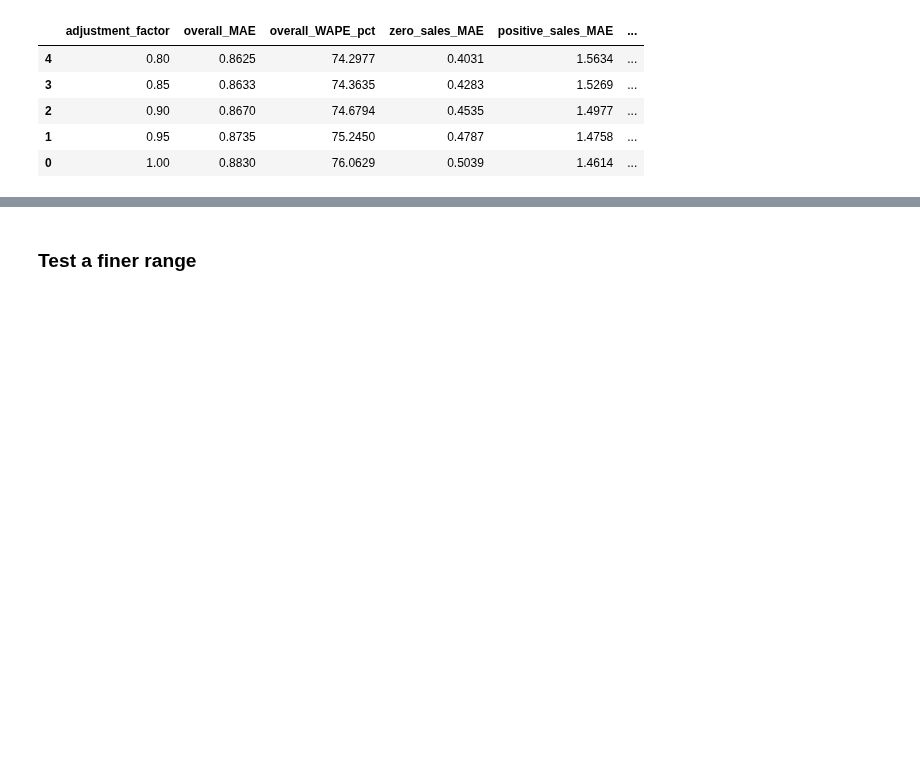
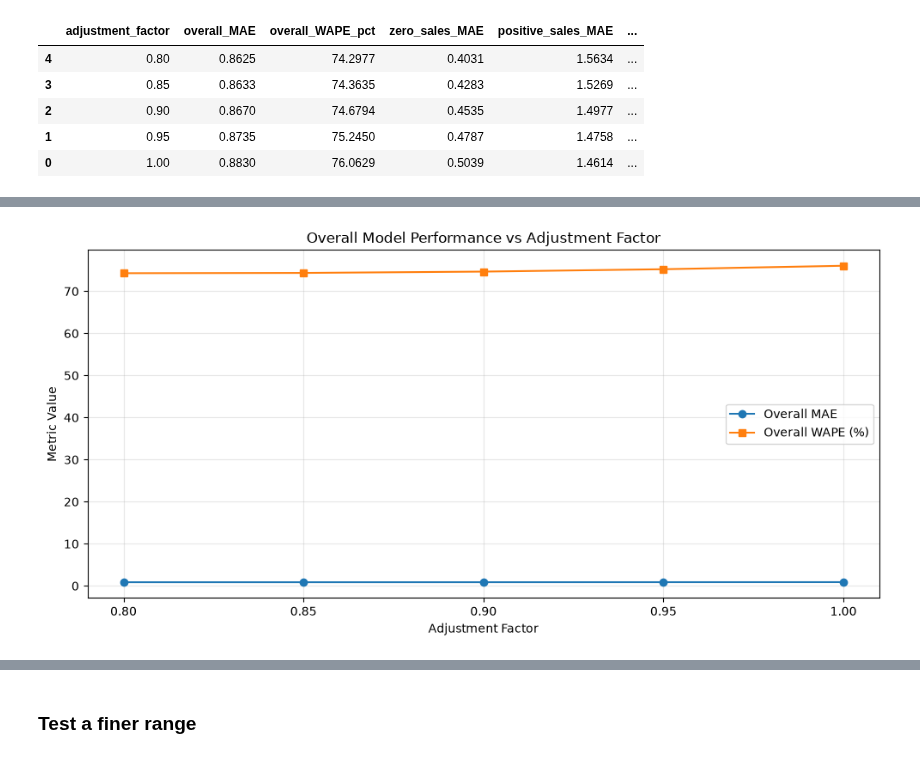
Before and after one commit to 20deepak28/demand-analysis-project, a Jupyter notebook: notebooks/05_model_improvement.ipynb, the cells around one changed output, grey strips where cells are left out. Drawn from its saved outputs; the diff is of its cells as text; code cells hidden in the pictures; blank space fills up the shorter version.

```diff
--- a/notebooks/05_model_improvement.ipynb
+++ b/notebooks/05_model_improvement.ipynb
@@ -567,3 +578,84 @@ display(
 | 2 | 0.90 | 0.8670 | 74.6794 | 0.4535 | 1.4977 | ... |
 | 1 | 0.95 | 0.8735 | 75.2450 | 0.4787 | 1.4758 | ... |
 | 0 | 1.00 | 0.8830 | 76.0629 | 0.5039 | 1.4614 | ... |
+# %%
+
+import matplotlib.pyplot as plt
+import pandas as pd
+
+# Sort adjustment factors for clear visualization
+plot_df = adjustment_results.sort_values("adjustment_factor").copy()
+
+# Create three separate visualizations
+
+# 1. Overall model performance
+plt.figure(figsize=(10, 5))
+
+plt.plot(
+    plot_df["adjustment_factor"],
+    plot_df["overall_MAE"],
+    marker="o",
+    label="Overall MAE"
+)
+
+plt.plot(
+    plot_df["adjustment_factor"],
+    plot_df["overall_WAPE_pct"],
+    marker="s",
+    label="Overall WAPE (%)"
+)
+
+plt.title("Overall Model Performance vs Adjustment Factor")
+plt.xlabel("Adjustment Factor")
+plt.ylabel("Metric Value")
+plt.xticks(plot_df["adjustment_factor"])
+plt.grid(True, alpha=0.3)
+plt.legend()
+plt.tight_layout()
+plt.show()
+
+
+# 2. Zero-sales and positive-sales MAE
+plt.figure(figsize=(10, 5))
+
+plt.plot(
+    plot_df["adjustment_factor"],
+    plot_df["zero_sales_MAE"],
+    marker="o",
+    label="Zero-Sales MAE"
+)
+
+plt.plot(
+    plot_df["adjustment_factor"],
+    plot_df["positive_sales_MAE"],
+    marker="s",
+    label="Positive-Sales MAE"
+)
+
+plt.title("Prediction Error by Sales Category")
+plt.xlabel("Adjustment Factor")
+plt.ylabel("Mean Absolute Error (MAE)")
+plt.xticks(plot_df["adjustment_factor"])
+plt.grid(True, alpha=0.3)
+plt.legend()
+plt.tight_layout()
+plt.show()
+
+
+# 3. Positive-sales WAPE
+plt.figure(figsize=(10, 5))
+
+plt.plot(
+    plot_df["adjustment_factor"],
+    plot_df["positive_sales_WAPE_pct"],
+    marker="o"
+)
+
+plt.title("Positive-Sales WAPE vs Adjustment Factor")
+plt.xlabel("Adjustment Factor")
+plt.ylabel("WAPE (%)")
+plt.xticks(plot_df["adjustment_factor"])
+plt.grid(True, alpha=0.3)
+plt.tight_layout()
+plt.show()
+# %% [output]
@@ -569,0 +663 @@ display(
+[figure, added]
```
Also changed, not shown: parts of 32 cells of this notebook.
